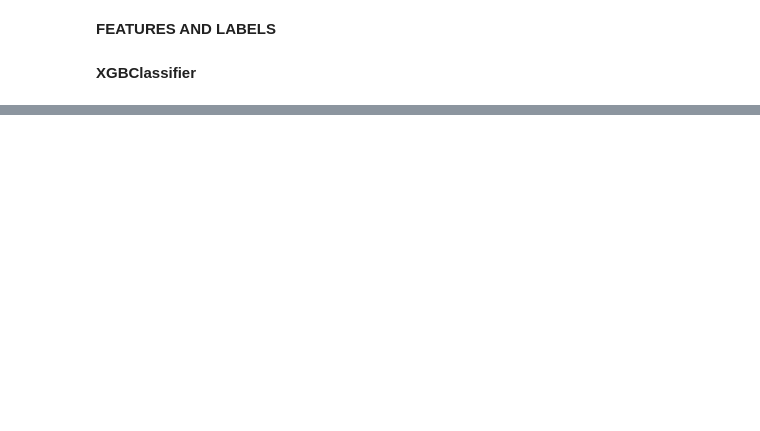
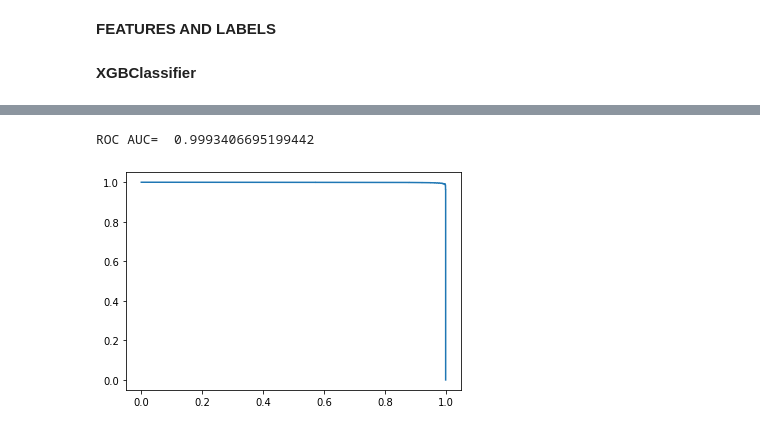
Before and after one commit to betoval/xgbpython, a Jupyter notebook: signal-bkgnd-xgb.ipynb, the cells around one changed output, grey strips where cells are left out. Drawn from its saved outputs; the diff is of its cells as text; code cells hidden in the pictures; blank space fills up the shorter version.

```diff
--- a/signal-bkgnd-xgb.ipynb
+++ b/signal-bkgnd-xgb.ipynb
@@ -146,0 +174,11 @@ for cut in np.linspace(0,1, 50):
+# %%
+model_predict = model.predict_proba(test_x)
+model_predict = model_predict[:,1]
+auc_score = roc_auc_score(test_y, model_predict)
+fpr, tpr, _ = roc_curve(test_y, model_predict)
+plt.plot(tpr, 1-fpr)
+print('ROC AUC= ', auc_score)
+plt.show()
+# %% [output]
+ROC AUC=  0.9993406695199442
+[figure, added]
```
Also changed, not shown: parts of 9 cells of this notebook.
